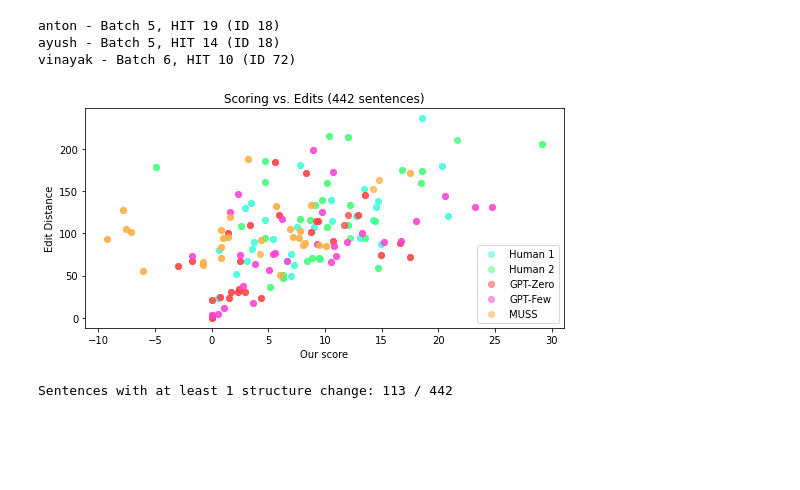
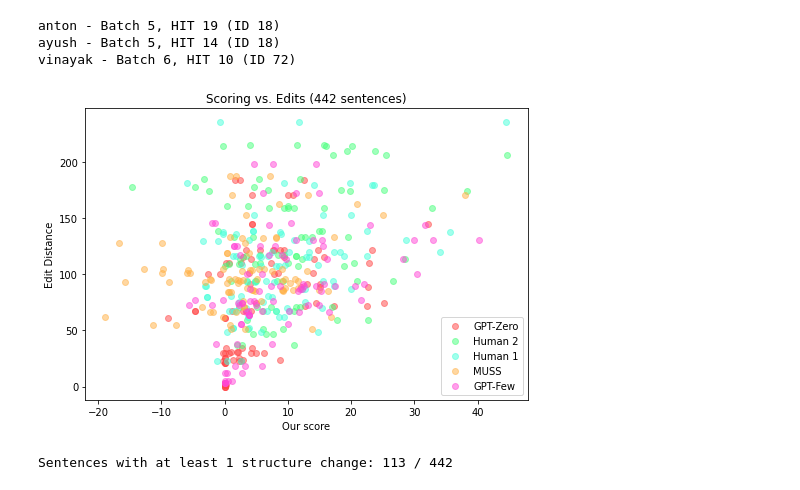
Before and after one commit to Yao-Dou/ts-annotation-tool, a Jupyter notebook: data/analysis/analysis.ipynb, the cells around one changed output. Cells and saved outputs as stored; diff of their text form; code cells hidden in the pictures; blank space fills up the shorter version.

Commit message:
refactor graph code

```diff
--- a/data/analysis/analysis.ipynb
+++ b/data/analysis/analysis.ipynb
@@ -183,21 +84,9 @@ anton - Batch 5, HIT 19 (ID 18)
 ayush - Batch 5, HIT 14 (ID 18)
 vinayak - Batch 6, HIT 10 (ID 72)
 # %%
-# edit_length(data, systems, simpeval=True)
+# average_scores: Averages our scores before plotting
+edit_length(data, systems, simpeval=False, average_scores=False)
+# %% [output]
+[figure, added]
-# %%
-# Averages our scores before plotting
-import copy
-new_data = copy.deepcopy(data)
-
-for id_ in set([sent['id'] for sent in data]):
-    sents = [sent for sent in data if sent['id'] == id_]
-    new_score = avg([sent['score'] for sent in sents])
-    for i in range(len(new_data)):
-        if new_data[i]['id'] == id_:
-            new_data[i]['score'] = new_score
-
-edit_length(new_data, systems, simpeval=False)
-# %% [output]
-[figure, removed]
 # %%
 # Get sentences with at least 1 structure change from 1 annotator
```
Also changed, not shown: parts of 50 cells of this notebook, 10 other files.
